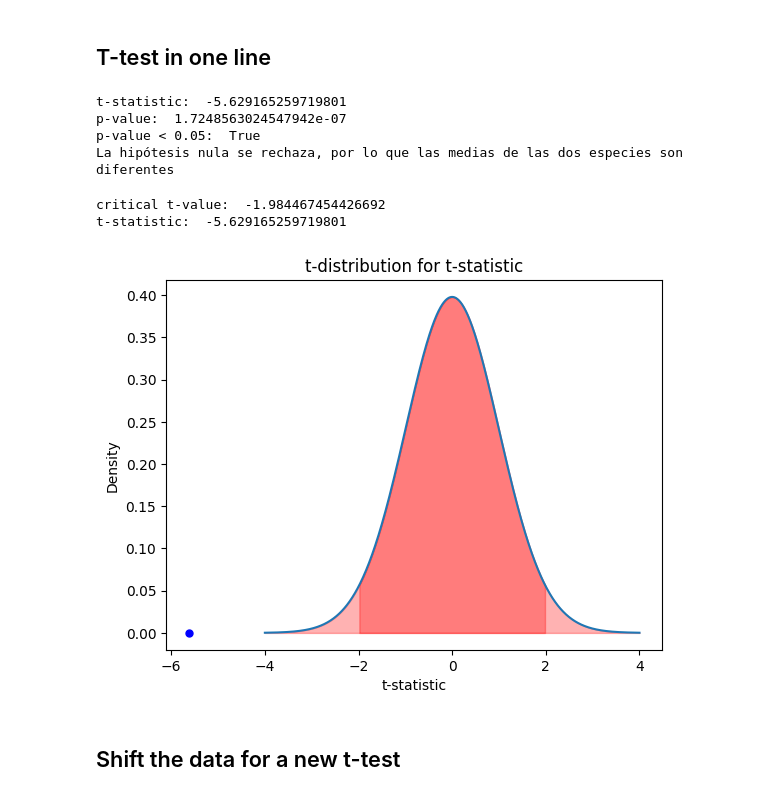
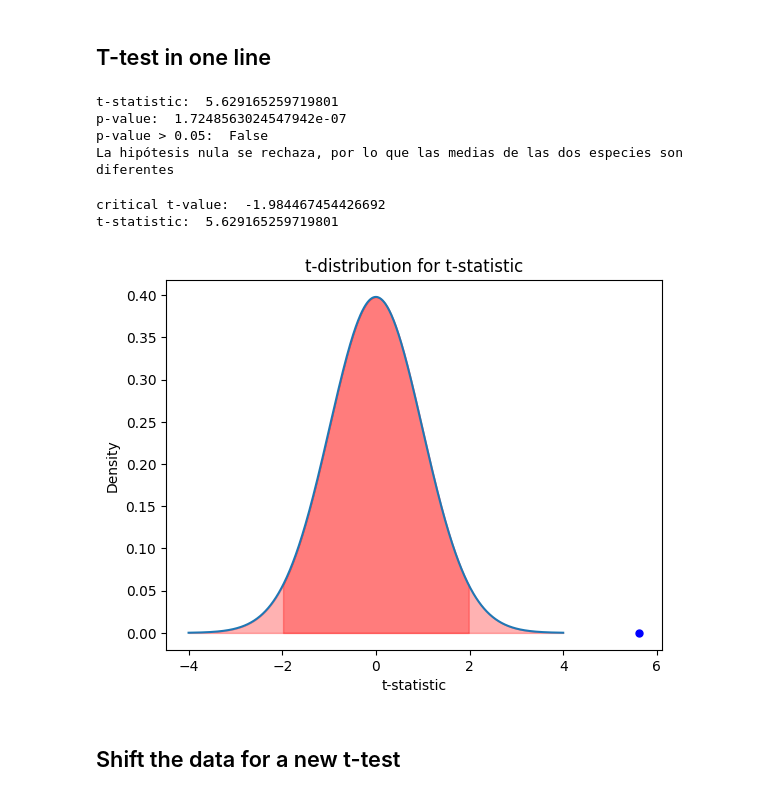
Before and after one commit to jonadiazm/estadistica_inferencial, a Jupyter notebook: 3.hypothesis_testing.ipynb, the cells around one changed output. Saved outputs shown, nothing was run; the diff lists cells and outputs as text; code cells hidden in the pictures.

```diff
--- a/3.hypothesis_testing.ipynb
+++ b/3.hypothesis_testing.ipynb
@@ -102,43 +103,43 @@ La hipótesis nula se rechaza, por lo que las medias de las dos especies son dif
 ## T-test in one line
 # %%
 alpha = 0.05
-t_stat, p_value = stats.ttest_ind(versicolor_data, virginica_data, equal_var=equal_var)
+t_stat, p_value = stats.ttest_ind(virginica_data, versicolor_data, equal_var=equal_var)
 print("t-statistic: ", t_stat)
 print("p-value: ", p_value)
-print(f"p-value < {alpha}: ", p_value < alpha)
+print(f"p-value > {alpha}: ", p_value > alpha)
 print("La hipótesis nula se rechaza, por lo que las medias de las dos especies son diferentes")
 # %% [output]
-t-statistic:  -5.629165259719801
+t-statistic:  5.629165259719801
 p-value:  1.7248563024547942e-07
-p-value < 0.05:  True
+p-value > 0.05:  False
 La hipótesis nula se rechaza, por lo que las medias de las dos especies son diferentes
 # %%
 # degrees of freedom
 df = len(versicolor_data) + len(virginica_data) - 2
 
 # critical t-value for two-tailed test
 critical_t = stats.t.ppf(1-alpha/2, df=df)
 pd_critical_t = stats.t.pdf(critical_t, df=df)
 print("critical t-value: ", -critical_t)
 print("t-statistic: ", t_stat)
 
 # Plot the t-distribution for the t-statistic
 x = np.linspace(-4, 4, 1000)
-y = stats.t.pdf(x, df=len(versicolor_data)+len(virginica_data)-2)
+y = stats.t.pdf(x, df=df)
 plt.plot(x, y)
 
 # Plot the t-distribution for the t-statistic
 plt.fill_between(x, y, where=(x >= -critical_t), color="red", alpha=0.3)
 plt.fill_between(x, y, where=(x <= critical_t), color="red", alpha=0.3)
 plt.plot([t_stat], [0], color="blue", marker="o", markersize=5)
 plt.xlabel("t-statistic")
 plt.ylabel("Density")
 plt.title("t-distribution for t-statistic")
 plt.show()
 # %% [output]
 critical t-value:  -1.984467454426692
-t-statistic:  -5.629165259719801
+t-statistic:  5.629165259719801
-[figure, old version]
+[figure, new version]
 # %% [markdown]
 ## Shift the data for a new t-test
 # %%
```
Also changed, not shown: parts of 2 cells of this notebook.
